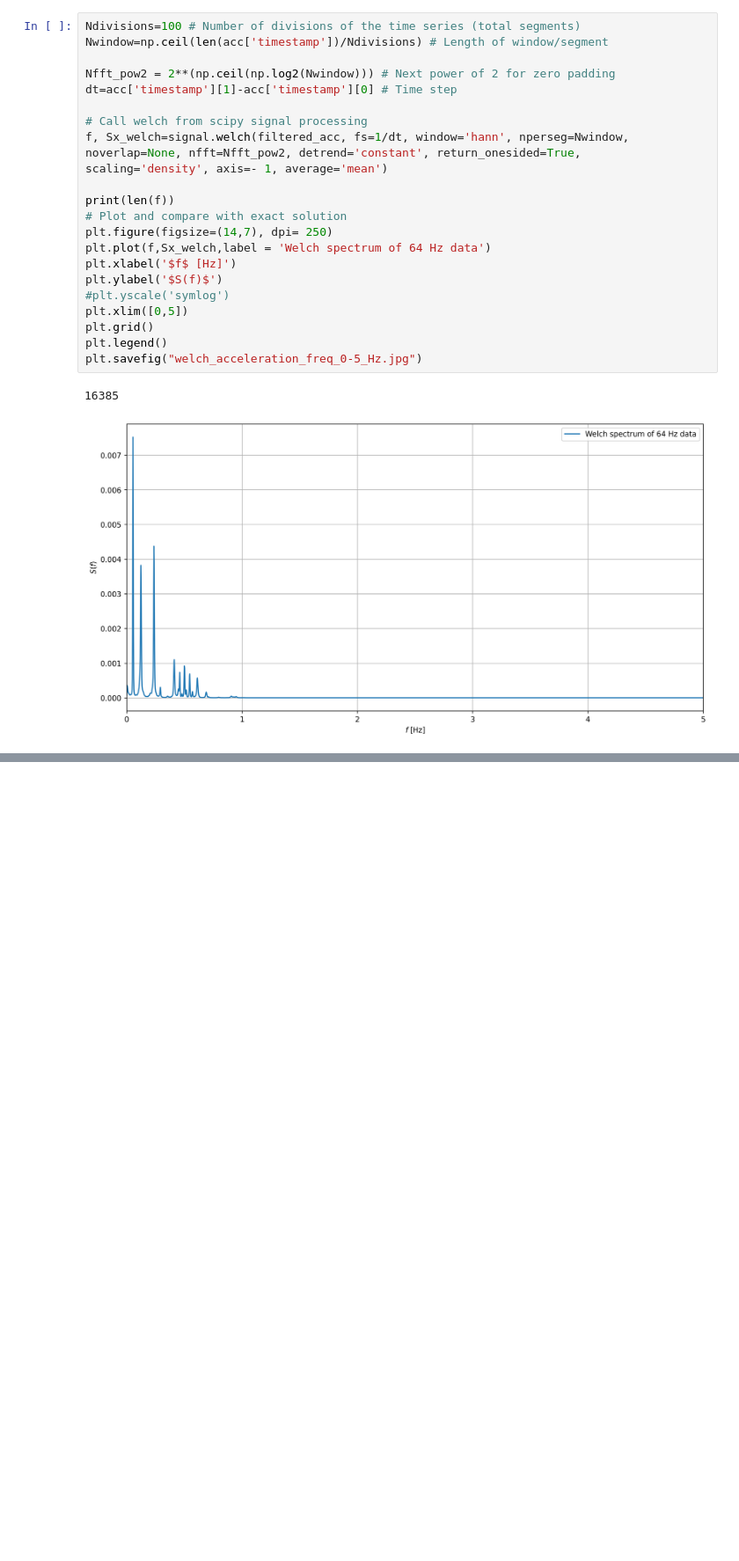
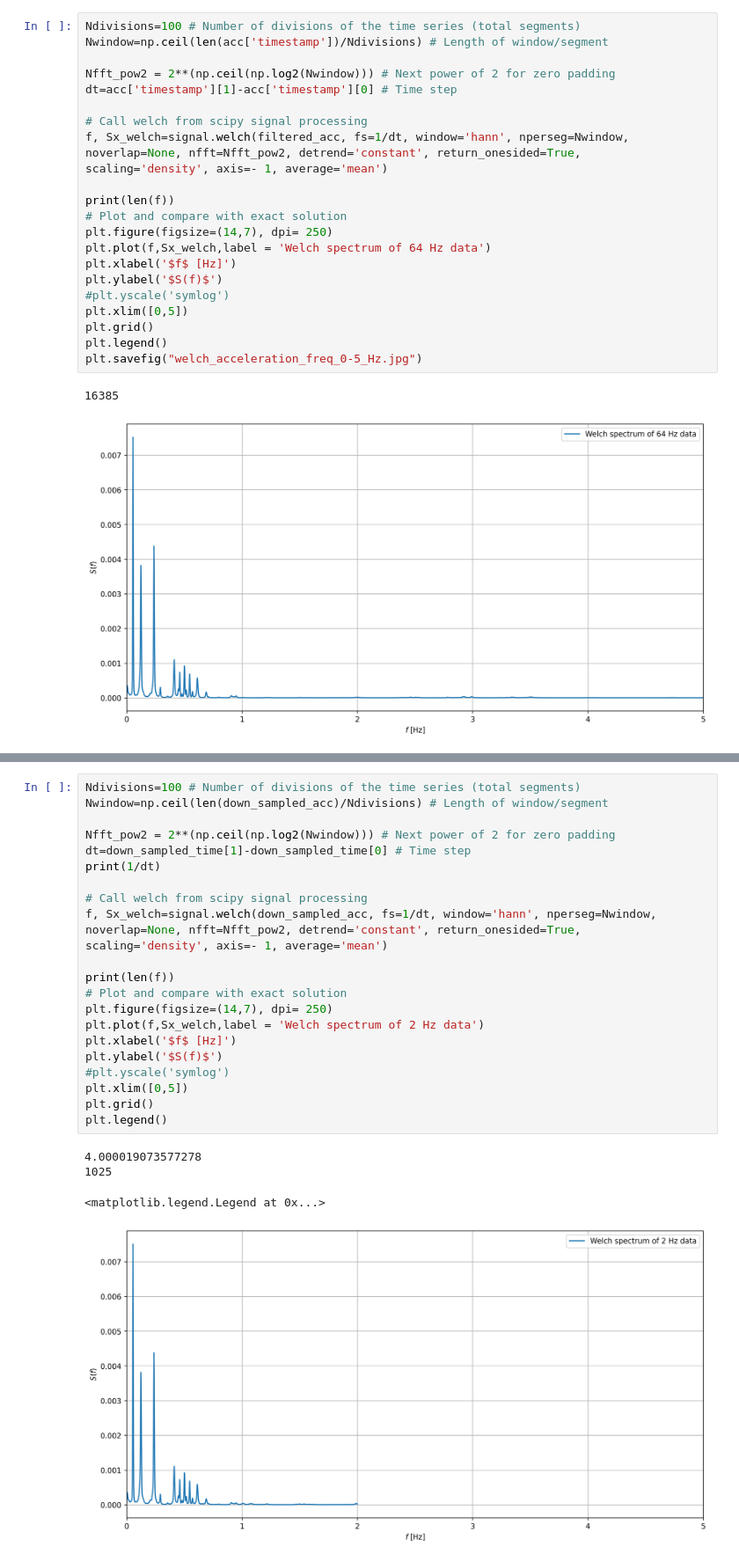
Before and after one commit to emilnebb/AOMA_Halogaland, a Jupyter notebook: data_exploration/acceleration_exploration.ipynb, the cells around one changed output, grey strips where cells are left out. Shown at 88% size. Saved outputs shown, nothing was run; the diff lists cells and outputs as text; blank space fills up the shorter version.

```diff
--- a/data_exploration/acceleration_exploration.ipynb
+++ b/data_exploration/acceleration_exploration.ipynb
@@ -225,0 +258,26 @@ plt.xlim([0, 50])
+# %%
+Ndivisions=100 # Number of divisions of the time series (total segments)
+Nwindow=np.ceil(len(down_sampled_acc)/Ndivisions) # Length of window/segment
+
+Nfft_pow2 = 2**(np.ceil(np.log2(Nwindow))) # Next power of 2 for zero padding
+dt=down_sampled_time[1]-down_sampled_time[0] # Time step
+print(1/dt)
+
+# Call welch from scipy signal processing
+f, Sx_welch=signal.welch(down_sampled_acc, fs=1/dt, window='hann', nperseg=Nwindow, noverlap=None, nfft=Nfft_pow2, detrend='constant', return_onesided=True, scaling='density', axis=- 1, average='mean')
+
+print(len(f))
+# Plot and compare with exact solution
+plt.figure(figsize=(14,7), dpi= 250)
+plt.plot(f,Sx_welch,label = 'Welch spectrum of 2 Hz data')
+plt.xlabel('$f$ [Hz]')
+plt.ylabel('$S(f)$')
+#plt.yscale('symlog')
+plt.xlim([0,5])
+plt.grid()
+plt.legend()
+# %% [output]
+4.000019073577278
+1025
+<matplotlib.legend.Legend at 0x...>
+[figure, added]
```
Also changed, not shown: parts of 12 cells of this notebook.
